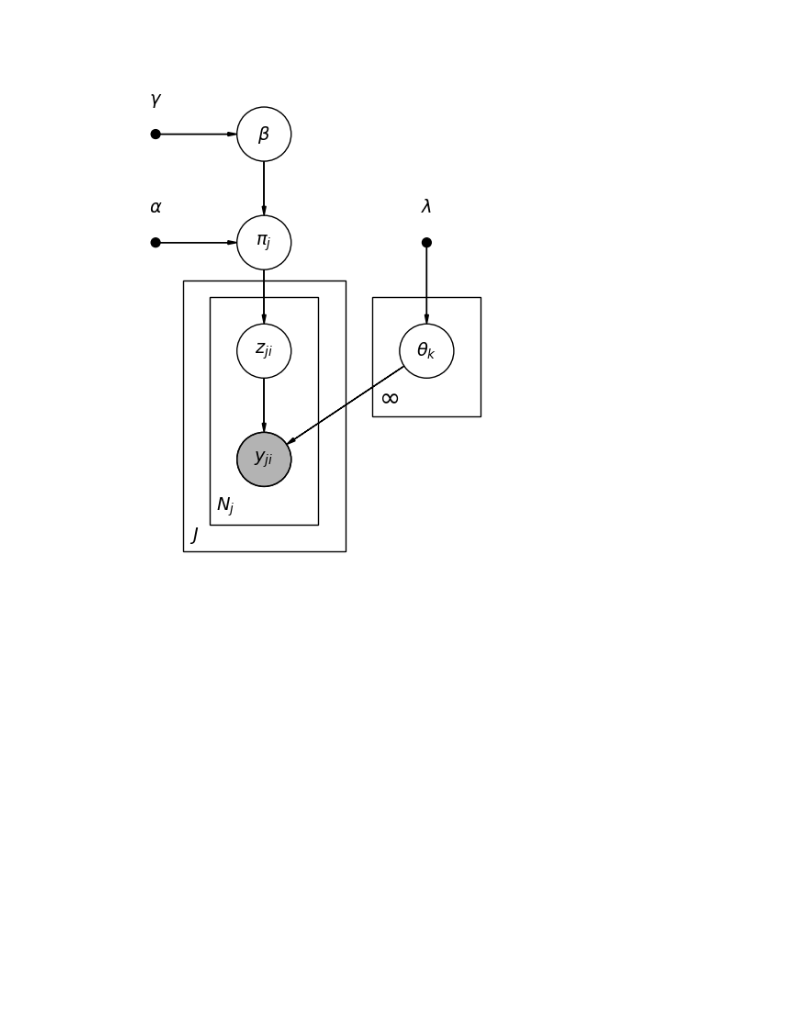
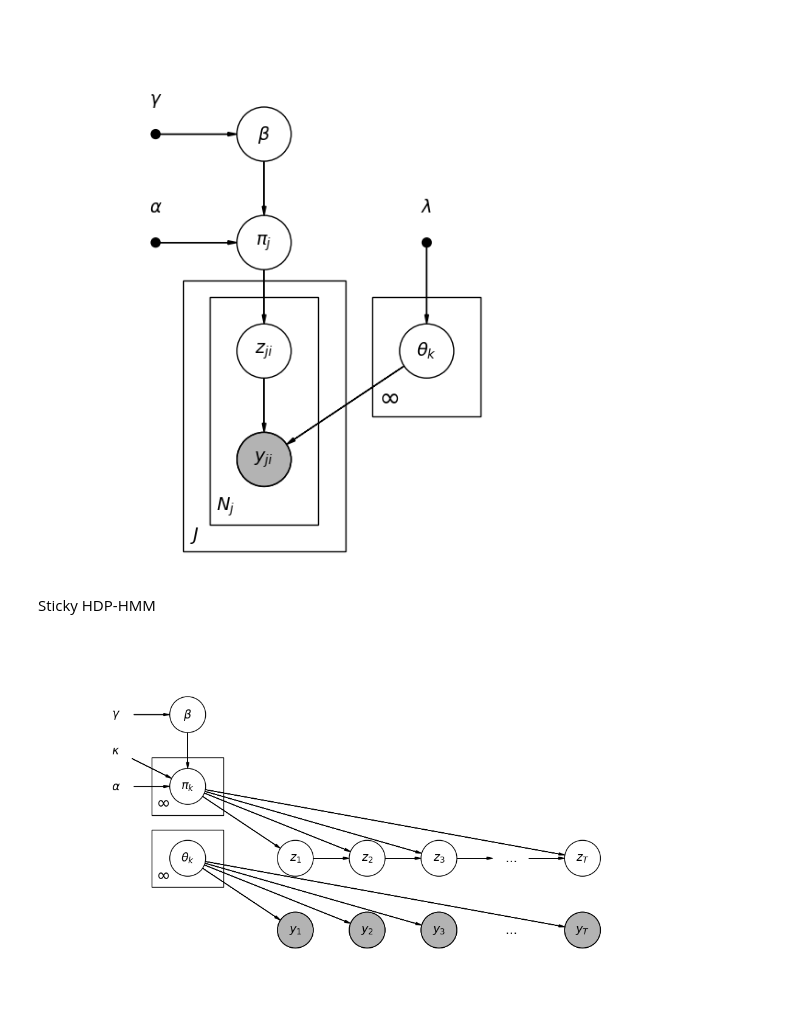
Before and after one commit to Davidjames9610/ubm, a Jupyter notebook: daft/models.ipynb, the cells around one changed output. Cells and saved outputs as stored; diff of their text form; code cells hidden in the pictures; blank space fills up the shorter version.

```diff
--- a/daft/models.ipynb
+++ b/daft/models.ipynb
@@ -181,3 +181,79 @@ pgm.savefig('hierarchical-dirichlet-process-b.svg')
 pgm.show()
 # %% [output]
 [figure]
+# %% [markdown]
+Sticky HDP-HMM
+# %%
+import matplotlib.patches as patches
+import matplotlib.pyplot as plt
+
+font_size = 14
+no_outline = {'ec': 'None'}
+pgm = daft.PGM(grid_unit=3, node_unit=1.5, aspect=1, shape=[10,5])
+
+# Hyperparameters
+pgm.add_node("gamma", r"$\gamma$", 1, 4, fontsize=font_size, plot_params=no_outline)
+pgm.add_node("beta", r"$\beta$", 2, 4, fontsize=font_size)
+
+pgm.add_node("alpha", r"$\alpha$", 1, 3, fontsize=font_size, plot_params=no_outline)
+pgm.add_node("kappa", r"$\kappa$", 1, 3.5, fontsize=font_size, plot_params=no_outline)
+pgm.add_node("pie", r"$\pi_k$", 2, 3, fontsize=font_size)
+
+
+# pgm.add_node("lambda", r"$\lambda$", 3.5, 3, fixed=True, fontsize=font_size)
+pgm.add_node("theta", r"$\theta_k$", 2, 2, fontsize=font_size)
+
+pgm.add_node("z1", r"$z_{1}$", 3.5, 2, fontsize=font_size)
+pgm.add_node("z2", r"$z_{2}$", 4.5, 2, fontsize=font_size)
+pgm.add_node("z3", r"$z_{3}$", 5.5, 2, fontsize=font_size)
+pgm.add_node("z4", r"$\ldots$", 6.5, 2, fontsize=font_size, plot_params={'ec': 'None'})
+pgm.add_node("z5", r"$z_{T}$", 7.5, 2, fontsize=font_size)
+
+# pgm.add_node("z", r"$z_{ji}$", 2, 2, fontsize=font_size)
+pgm.add_node("y1", r"$y_{1}$", 3.5, 1, observed=True, fontsize=font_size)
+pgm.add_node("y2", r"$y_{2}$", 4.5, 1, observed=True, fontsize=font_size)
+pgm.add_node("y3", r"$y_{3}$", 5.5, 1, observed=True, fontsize=font_size)
+pgm.add_node("y4", r"$\ldots$", 6.5, 1, observed=False, fontsize=font_size, plot_params={'ec': 'None'})
+pgm.add_node("y5", r"$y_{T}$", 7.5, 1, observed=True, fontsize=font_size)
+
+pgm.add_edge("beta", "pie")
+
+# Base distribution G0
+pgm.add_edge("theta", "y1")
+pgm.add_edge("theta", "y2")
+pgm.add_edge("theta", "y3")
+pgm.add_edge("theta", "y5")
+
+# pgm.add_edge("y3", y_dot)
+
+pgm.add_edge("pie", "z1")
+pgm.add_edge("pie", "z2")
+pgm.add_edge("pie", "z3")
+pgm.add_edge("pie", "z5")
+# pgm.add_edge("alpha", "pie")
+#
+pgm.add_edge("z1", "z2")
+pgm.add_edge("z2", "z3")
+pgm.add_edge("z3", "z4")
+pgm.add_edge("z4", "z5")
+# pgm.add_edge("theta", "y")
+#
+pgm.add_edge("gamma", "beta")
+pgm.add_edge("alpha", "pie")
+pgm.add_edge("kappa", "pie")
+# pgm.add_edge("pie", "z")
+# pgm.add_edge("z", "y")
+
+# Create a custom arrow that goes away from the node
+
+
+# Add the arrow and label to the PGM
+
+# And a plate.
+pgm.add_plate([1.5, 2.7, 1, 0.7], label=r"$\infty$", shift=-0.1, fontsize=font_size+6)
+pgm.add_plate([1.5, 1.7, 1, 0.7], label=r"$\infty$", shift=-0.1, fontsize=font_size+6)
+
+pgm.render()
+pgm.show()
+# %% [output]
+[figure, added]
```
Also changed, not shown: parts of 1 cell of this notebook, 2 other files.
